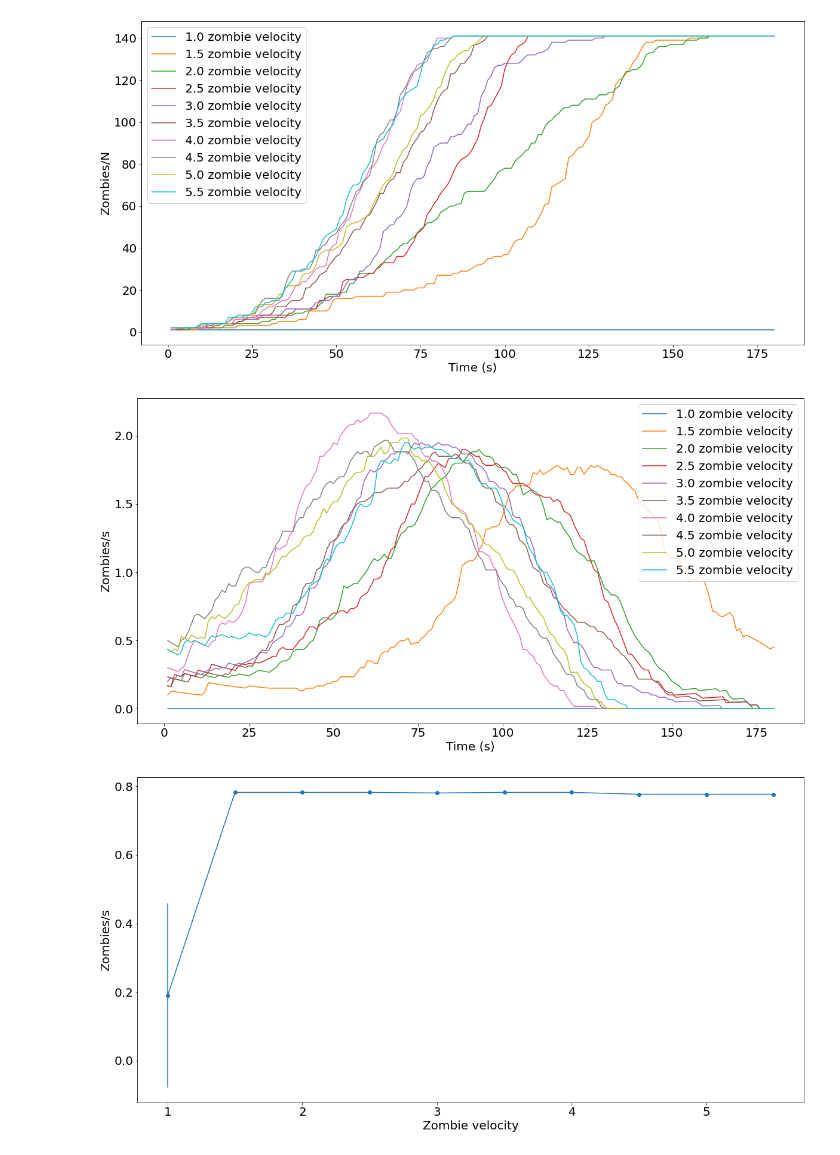
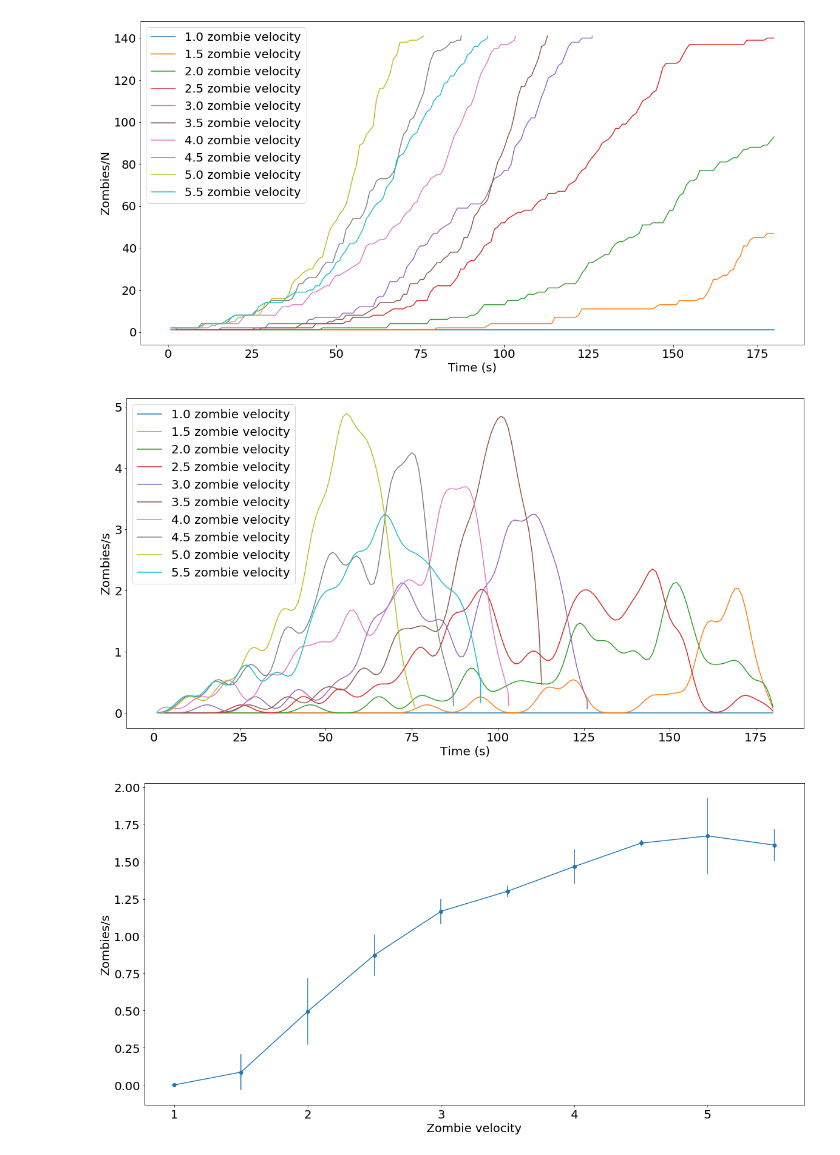
Before and after one commit to atormakh/SimulacionDeSistemas, a Jupyter notebook: Zombies/ej_c.ipynb, the cells around one changed output. Drawn from its saved outputs; the diff is of its cells as text; code cells hidden in the pictures.

Commit message:
rework collision avoidance ovito rendering gaussian blur for propagation speed

```diff
--- a/Zombies/ej_c.ipynb
+++ b/Zombies/ej_c.ipynb
@@ -53,29 +47,31 @@ else:
             res_iterations[iteration] = res
         results_c[v] = res_iterations
 # %%
-iteration = 2
+iteration = 0
 for v in vz:
-    plt.plot(results_c[v][iteration]["time"], np.array(results_c[v][iteration]["zcount"]), label=f"{v} zombie velocity")
+    y = results_c[v][iteration]["zcount"]
+    y = gaussian_filter(y, sigma=0)
+    plt.plot(results_c[v][iteration]["time"], y, label=f"{v} zombie velocity")
 plt.legend()
 plt.xlabel("Time (s)")
 plt.ylabel("Zombies/N")
 plt.show()
 # %% [output]
-[figure, old version]
+[figure, new version]
 # %%
-w=60/1
-iter = 1
+sigma = 3
+iter=0
 for v in vz:
-    y = rolling_mean(np.diff(results_c[v][iter]["zcount"],prepend=1),w)
+    y = gaussian_filter(results_c[v][iter]["zcount"], sigma=sigma, order=1)
     dt = results_c[v][iter]["time"][1] - results_c[v][iter]["time"][0]
     y = np.array(y)/dt
     plt.plot(results_c[v][iter]["time"], y, label=f"{v} zombie velocity")
 plt.legend()
 plt.ylabel("Zombies/s")
 plt.xlabel("Time (s)")
 plt.show()
 # %% [output]
-[figure, old version]
+[figure, new version]
 # %%
 means = []
 errors = []
@@ -84,7 +80,7 @@ for v in vz:
     for iteration in range(iterations):
         delta = results_c[v][iteration]["time"][1]-results_c[v][iteration]["time"][0]
         dif =np.diff(results_c[v][iteration]["zcount"])/delta
-        #dif = rolling_mean(dif,1/delta)
+
         values.append(np.mean(dif))
     means.append(np.mean(values))
     errors.append(np.std(values))
@@ -93,7 +89,7 @@ plt.xlabel("Zombie velocity")
 plt.ylabel("Zombies/s")
 plt.show()
 # %% [output]
-[figure, old version]
+[figure, new version]
 # %%
 means = []
 errors = []
```
Also changed, not shown: parts of 3 cells of this notebook, 11 other files.
